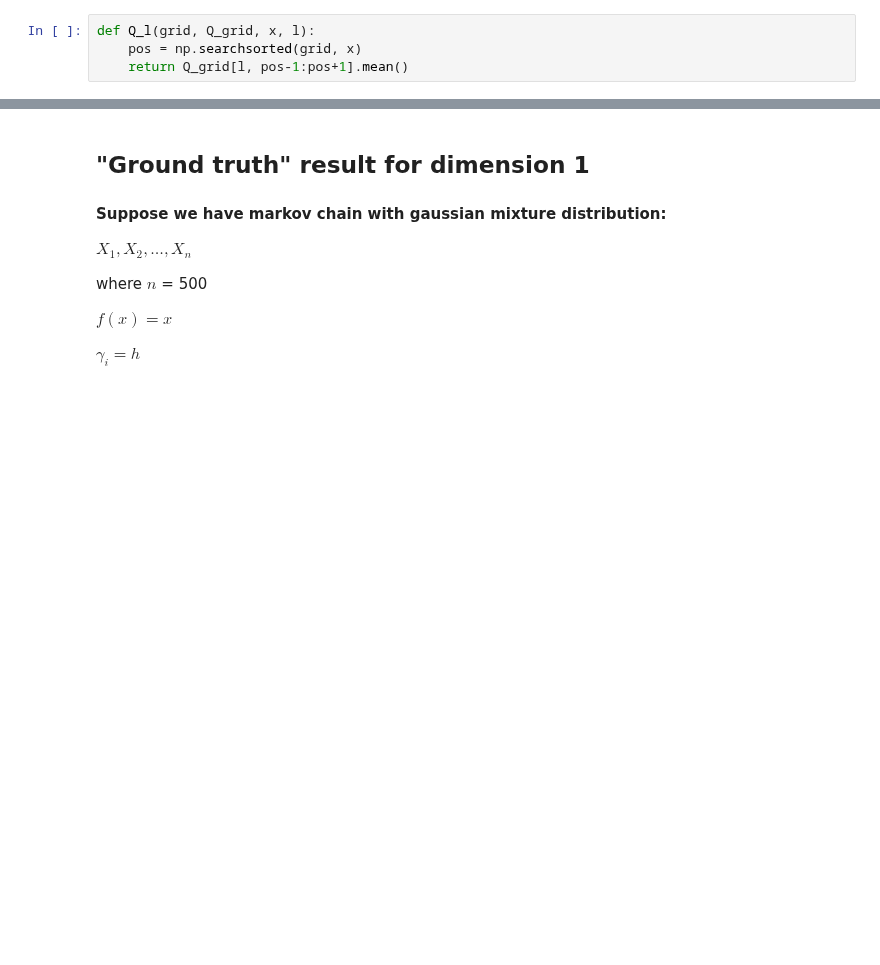
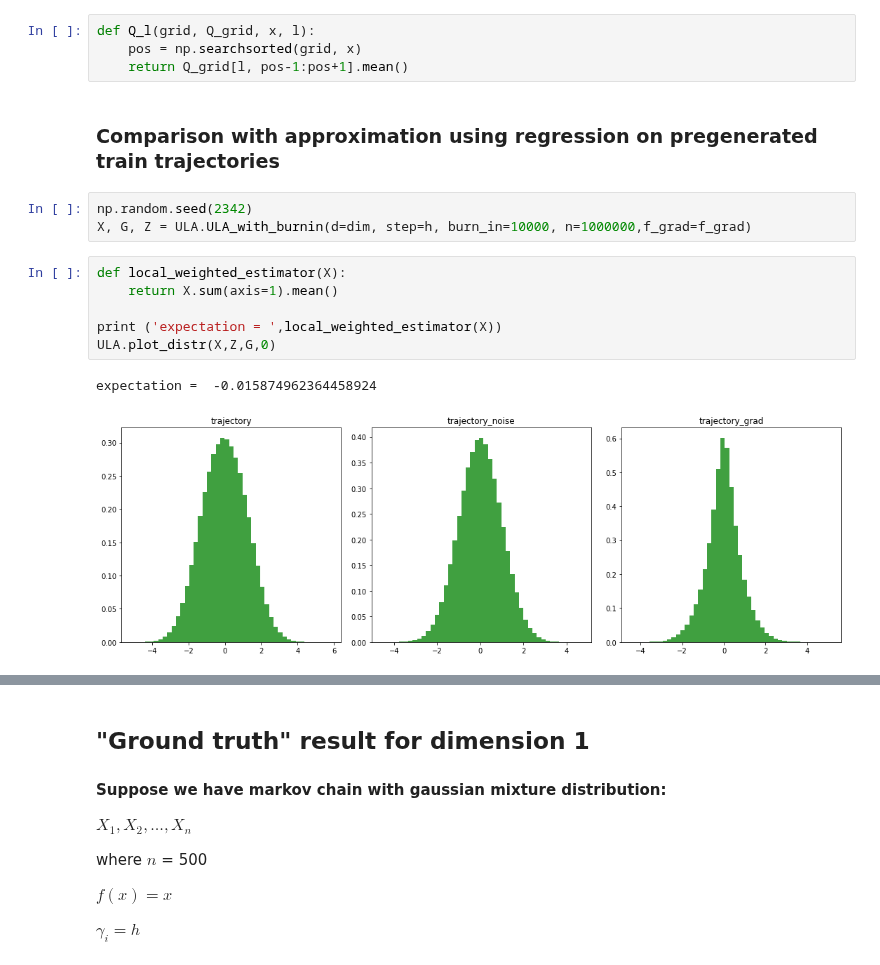
Before and after one commit to ShagadatovNurlan/VR-MCMC, a Jupyter notebook: Algo2_full_research_dimension1.ipynb, the cells around one changed output, grey strips where cells are left out. Saved outputs shown, nothing was run; the diff lists cells and outputs as text; blank space fills up the shorter version.

```diff
--- a/Algo2_full_research_dimension1.ipynb
+++ b/Algo2_full_research_dimension1.ipynb
@@ -72,3 +75,17 @@ $$\tilde{\bar{Q}}_{l,n}(x) = \frac{\bar{Q}_{l,n}(x_i) + \bar{Q}_{l,n}(x_{i+1})}{
 def Q_l(grid, Q_grid, x, l):
     pos = np.searchsorted(grid, x)
     return Q_grid[l, pos-1:pos+1].mean()
+# %% [markdown]
+### Comparison with approximation using regression on pregenerated train trajectories
+# %%
+np.random.seed(2342)
+X, G, Z = ULA.ULA_with_burnin(d=dim, step=h, burn_in=10000, n=1000000,f_grad=f_grad)
+# %%
+def local_weighted_estimator(X):
+    return X.sum(axis=1).mean()
+
+print ('expectation = ',local_weighted_estimator(X))
+ULA.plot_distr(X,Z,G,0)
+# %% [output]
+expectation =  -0.015874962364458924
+[figure, added]
```
Also changed, not shown: parts of 9 cells of this notebook.
